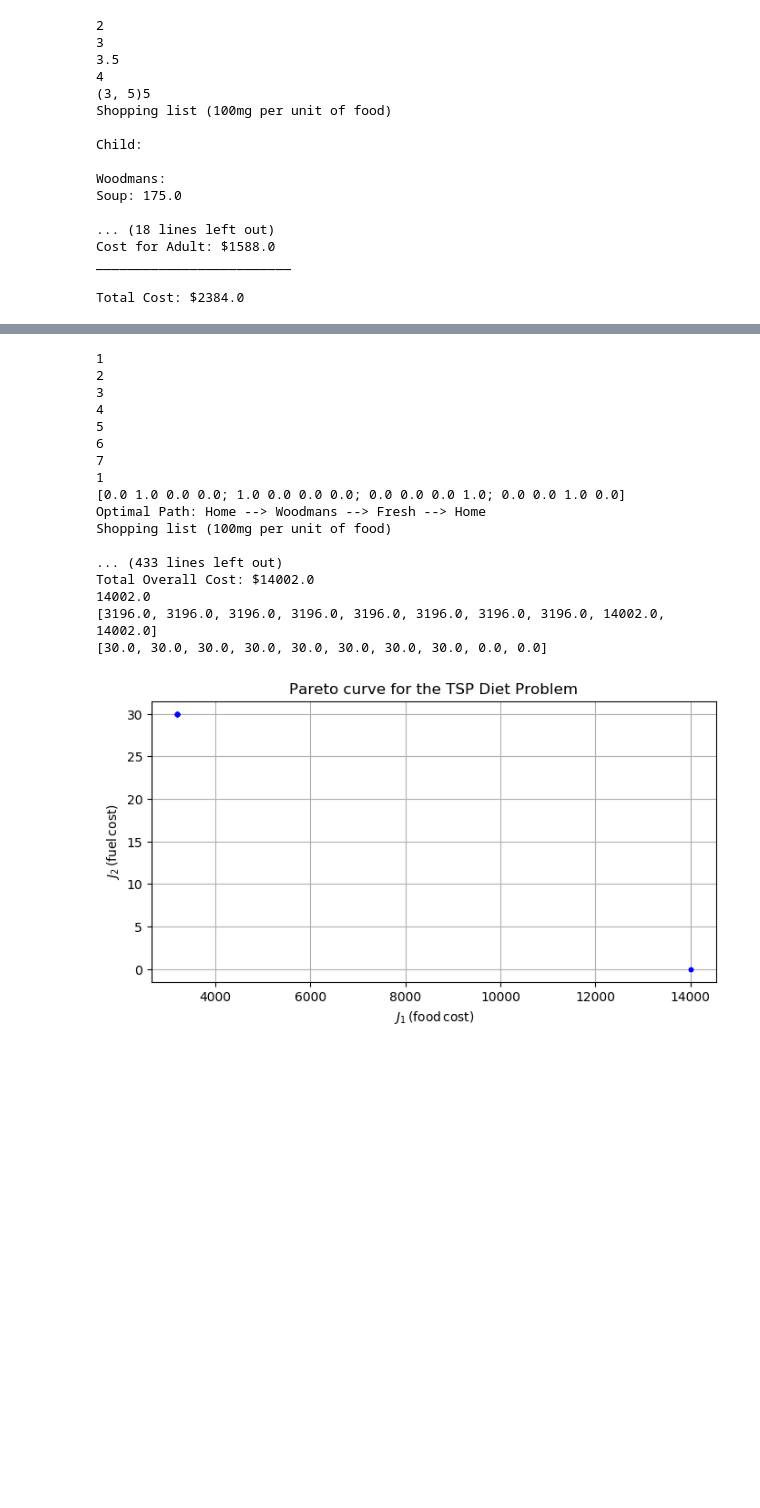
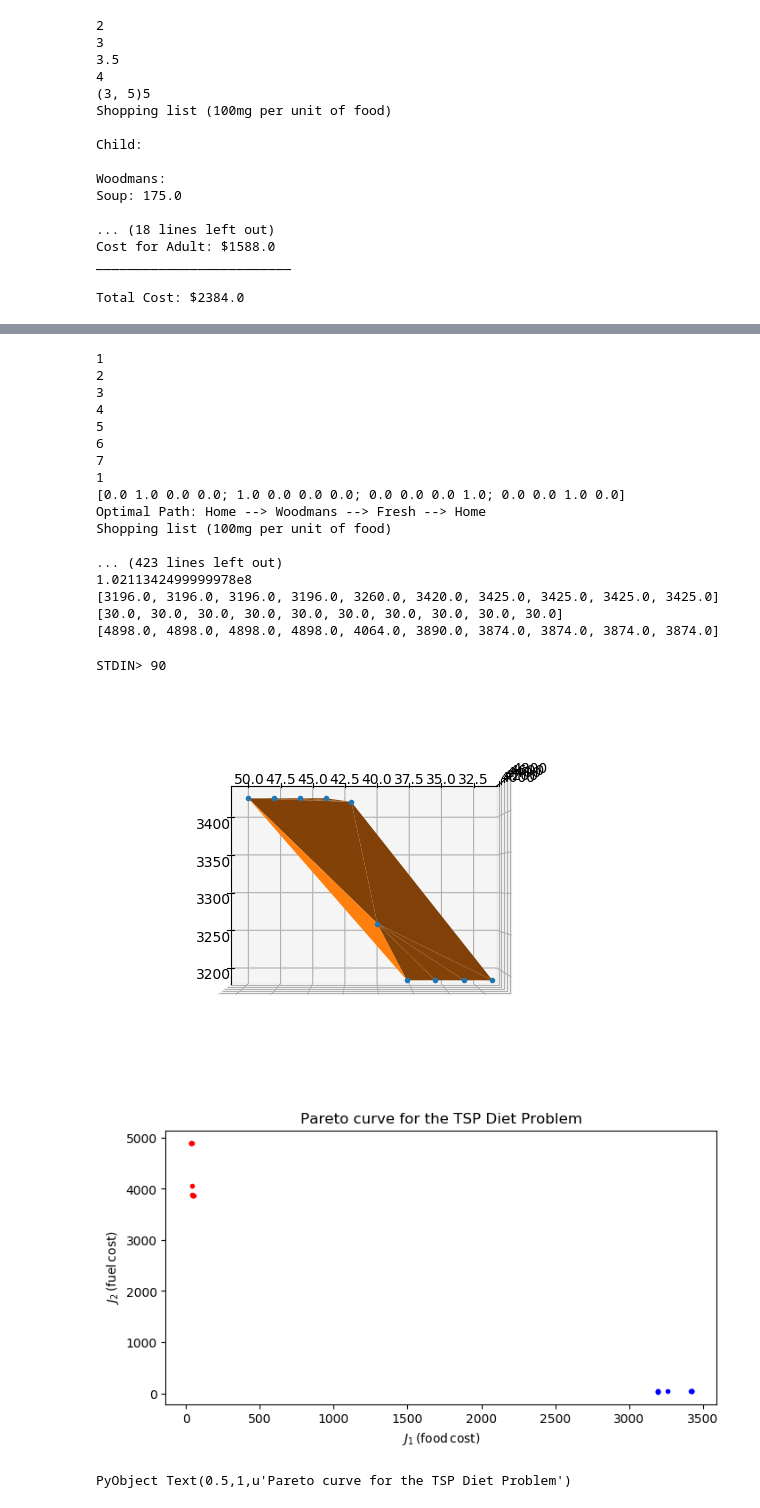
Before and after one commit to harish-veeramani/optimization-final-project, a Jupyter notebook: AnnieNotebook.ipynb, the cells around one changed output, grey strips where cells are left out. Cells and saved outputs as stored; diff of their text form; code cells hidden in the pictures; blank space fills up the shorter version.

Commit message:
modified:   AnnieNotebook.ipynb 	modified:   project_report_template.ipynb 	project_report_template-Copy1.ipynb

```diff
--- a/AnnieNotebook.ipynb
+++ b/AnnieNotebook.ipynb
@@ -153,7 +198,7 @@ using JuMP, Cbc
 #locations = #add locations
 gas = 3
 C = gas
-function solveOpt(λ)
+function solveOpt(λ,δ)
     m = Model(solver=CbcSolver())
     println(1)
     ##Decision variable
@@ -192,7 +237,9 @@ function solveOpt(λ)
     println(1)
 
     ##Objective
-    @objective(m, Min, sum(food[a,j,i] * food_prices[j,i] for i in 1:num_foods, j in 1:num_stores, a in 1:num_ages) + λ*sum(store_distance[k,l] * path[k,l] * gas for k in 1:num_stores, l in 1:num_stores))
+    @objective(m, Min, sum(food[a,j,i] * food_prices[j,i] for i in 1:num_foods, j in 1:num_stores, a in 1:num_ages) +
+        λ*sum(store_distance[k,l] * path[k,l] * gas for k in 1:num_stores, l in 1:num_stores) +
+        δ*sum(deliciousness[i]*food[a,j,i] * food_prices[j,i] for i in 1:num_foods, j in 1:num_stores, a in 1:num_ages))
     status = solve(m)
     #println(status)
     println(getvalue(path))
@@ -221,13 +268,15 @@ function solveOpt(λ)
     travel_cost = sum(store_distance[k,l] * getvalue(path[k,l]) * gas for k in 1:num_stores, l in 1:num_stores)
     println("Total Travel Cost: \$", travel_cost)
     println("Total Overall Cost: \$", food_cost + travel_cost)
+    deliciousness_opt = sum(deliciousness[i]*getvalue( food[a,j,i]) for i in 1:num_foods, j in 1:num_stores, a in 1:num_ages)
     J1 = food_cost
     J2 = travel_cost
+    J3 = deliciousness_opt
     println(getobjectivevalue(m))
-    return(J1,J2)
+    return(J1,J2,J3)
 end
-println(solveOpt(10000))
-println(solveOpt(0.00001))
+println(solveOpt(10000,10000))
+println(solveOpt(0.00001,0.00001))
 # %% [output]
 1
 2
@@ -250,14 +299,17 @@ Total Overall Cost: $3226.0
 Npts = 10
 J1 = zeros(Npts)
 J2 = zeros(Npts)
+J3 = zeros(Npts)
 
 λ = [0.00001,0.0001,0.001,0.01,0.1,1,10,100,1000,10000]
+δ = [0.00001,0.0001,0.001,0.01,0.1,1,10,100,1000,10000]
 
 for i in 1:10
-    (J1[i],J2[i]) = solveOpt(λ[i])
+    (J1[i],J2[i],J3[i]) = solveOpt(λ[i],δ[i])
 end;
 println(J1)
 println(J2)
+println(J3)
 # %% [output]
 1
 2
@@ -271,18 +323,45 @@ println(J2)
 Optimal Path: Home --> Woodmans --> Fresh --> Home
 Shopping list (100mg per unit of food)
 
-... (433 lines left out)
-Total Overall Cost: $14002.0
-14002.0
-[3196.0, 3196.0, 3196.0, 3196.0, 3196.0, 3196.0, 3196.0, 3196.0, 14002.0, 14002.0]
-[30.0, 30.0, 30.0, 30.0, 30.0, 30.0, 30.0, 30.0, 0.0, 0.0]
+... (423 lines left out)
+1.0211342499999978e8
+[3196.0, 3196.0, 3196.0, 3196.0, 3260.0, 3420.0, 3425.0, 3425.0, 3425.0, 3425.0]
+[30.0, 30.0, 30.0, 30.0, 30.0, 30.0, 30.0, 30.0, 30.0, 30.0]
+[4898.0, 4898.0, 4898.0, 4898.0, 4064.0, 3890.0, 3874.0, 3874.0, 3874.0, 3874.0]
-# %%
-using PyPlot
-figure(figsize=(8,4))
-plot( J1, J2, "b." )
-xlabel(L"J_1\, (\sf food\, cost)")
-ylabel(L"J_2\, (\sf fuel\, cost)");
-title("Pareto curve for the TSP Diet Problem")
-grid()
-# %% [output]
-[figure, removed]
+# %%
+#At the command prompt you can enter your preferred viewing angle.
+using PyPlot
+finalJ = []
+for i in 1:Npts
+    append!(finalJ,(J1[i],J2[i],J3[i]))
+end
+for i in 1:Npts
+    J2[i]+=i
+end
+#surf(rand(30,40))
+#println(typeof(rand(30,40)))
+#println(typeof((J1,J2,J3)))
+#view_init(elev=None, azim=None)
+fig = figure()
+ax = gca(projection="3d")
+
+theAngle = chomp(readline())
+theActualAngle = parse(Float64,theAngle)
+plot3D(J1,J2,J3, ".")
+ax[:view_init](theActualAngle, 180)
+
+surf(J1,J2,J3);
+figure()
+#print(2)
+figure(figsize=(8,4))
+plot( J1, J2, "b." )
+plot(J2,J3, "r.")
+xlabel(L"J_1\, (\sf food\, cost)")
+ylabel(L"J_2\, (\sf fuel\, cost)");
+title("Pareto curve for the TSP Diet Problem")
+#grid()
+# %% [output]
+STDIN> 90
+[figure, added]
+[figure, added]
+PyObject Text(0.5,1,u'Pareto curve for the TSP Diet Problem')
```
Also changed, not shown: parts of 5 cells of this notebook, 1 other file.
